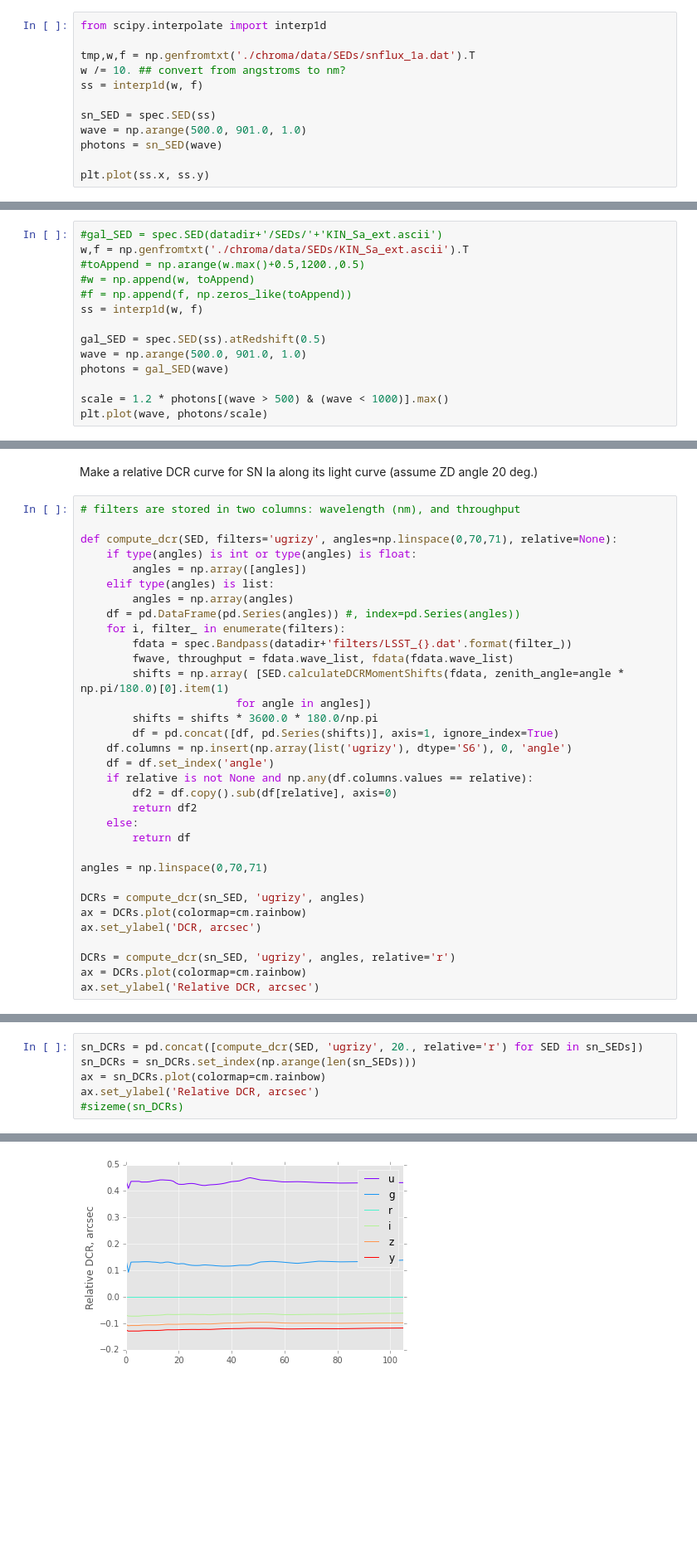
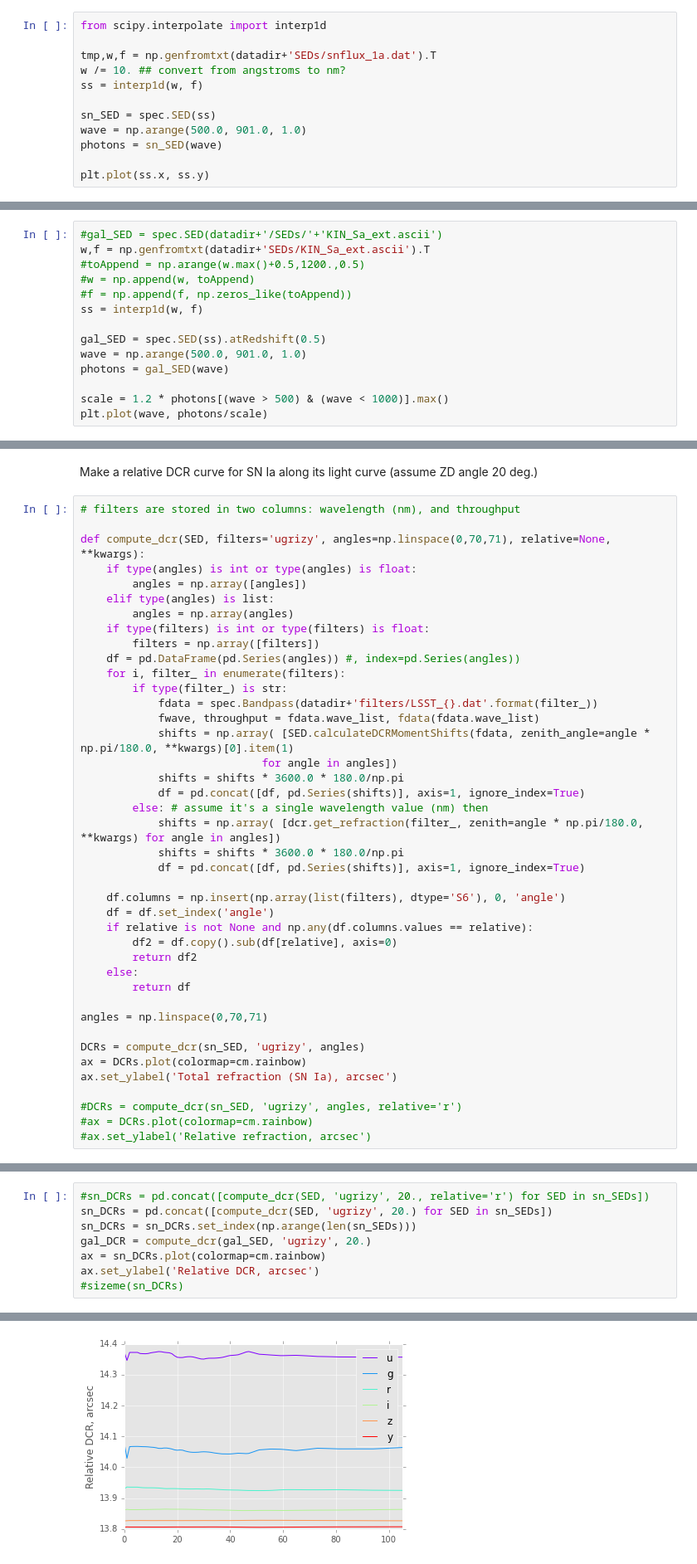
Before and after one commit to isullivan/LSST-DCR, a Jupyter notebook: code/notebooks/chroma_test3.ipynb, the cells around one changed output, grey strips where cells are left out. Shown at 83% size. Saved outputs shown, nothing was run; the diff lists cells and outputs as text; blank space fills up the shorter version.

```diff
--- a/code/notebooks/chroma_test3.ipynb
+++ b/code/notebooks/chroma_test3.ipynb
@@ -44,7 +44,7 @@ class sizeme():
 # %%
 from scipy.interpolate import interp1d
 
-tmp,w,f = np.genfromtxt('./chroma/data/SEDs/snflux_1a.dat').T
+tmp,w,f = np.genfromtxt(datadir+'SEDs/snflux_1a.dat').T
 w /= 10. ## convert from angstroms to nm?
 ss = interp1d(w, f)
 
@@ -95,7 +98,7 @@ calculateDCRMomentShifts(self, bandpass, **kwargs):
 Sa galaxy at redshift 0.5
 # %%
 #gal_SED = spec.SED(datadir+'/SEDs/'+'KIN_Sa_ext.ascii')
-w,f = np.genfromtxt('./chroma/data/SEDs/KIN_Sa_ext.ascii').T
+w,f = np.genfromtxt(datadir+'SEDs/KIN_Sa_ext.ascii').T
 #toAppend = np.arange(w.max()+0.5,1200.,0.5)
 #w = np.append(w, toAppend)
 #f = np.append(f, np.zeros_like(toAppend))
@@ -115,20 +118,28 @@ Make a relative DCR curve for SN Ia along its light curve (assume ZD angle 20 de
 # %%
 # filters are stored in two columns: wavelength (nm), and throughput
 
-def compute_dcr(SED, filters='ugrizy', angles=np.linspace(0,70,71), relative=None):
+def compute_dcr(SED, filters='ugrizy', angles=np.linspace(0,70,71), relative=None, **kwargs):
     if type(angles) is int or type(angles) is float:
         angles = np.array([angles])
     elif type(angles) is list:
         angles = np.array(angles)
+    if type(filters) is int or type(filters) is float:
+        filters = np.array([filters])
     df = pd.DataFrame(pd.Series(angles)) #, index=pd.Series(angles))
     for i, filter_ in enumerate(filters):
-        fdata = spec.Bandpass(datadir+'filters/LSST_{}.dat'.format(filter_))
-        fwave, throughput = fdata.wave_list, fdata(fdata.wave_list)
-        shifts = np.array( [SED.calculateDCRMomentShifts(fdata, zenith_angle=angle * np.pi/180.0)[0].item(1)
-                        for angle in angles])
-        shifts = shifts * 3600.0 * 180.0/np.pi
-        df = pd.concat([df, pd.Series(shifts)], axis=1, ignore_index=True)
-    df.columns = np.insert(np.array(list('ugrizy'), dtype='S6'), 0, 'angle')
+        if type(filter_) is str:
+            fdata = spec.Bandpass(datadir+'filters/LSST_{}.dat'.format(filter_))
+            fwave, throughput = fdata.wave_list, fdata(fdata.wave_list)
+            shifts = np.array( [SED.calculateDCRMomentShifts(fdata, zenith_angle=angle * np.pi/180.0, **kwargs)[0].item(1)
+                            for angle in angles])
+            shifts = shifts * 3600.0 * 180.0/np.pi
+            df = pd.concat([df, pd.Series(shifts)], axis=1, ignore_index=True)
+        else: # assume it's a single wavelength value (nm) then
+            shifts = np.array( [dcr.get_refraction(filter_, zenith=angle * np.pi/180.0, **kwargs) for angle in angles])
+            shifts = shifts * 3600.0 * 180.0/np.pi
+            df = pd.concat([df, pd.Series(shifts)], axis=1, ignore_index=True)
+
+    df.columns = np.insert(np.array(list(filters), dtype='S6'), 0, 'angle')
     df = df.set_index('angle')
     if relative is not None and np.any(df.columns.values == relative):
         df2 = df.copy().sub(df[relative], axis=0)
@@ -140,10 +151,10 @@ angles = np.linspace(0,70,71)
 
 DCRs = compute_dcr(sn_SED, 'ugrizy', angles)
 ax = DCRs.plot(colormap=cm.rainbow)
-ax.set_ylabel('DCR, arcsec')
+ax.set_ylabel('Total refraction (SN Ia), arcsec')
 
-DCRs = compute_dcr(sn_SED, 'ugrizy', angles, relative='r')
-ax = DCRs.plot(colormap=cm.rainbow)
-ax.set_ylabel('Relative DCR, arcsec')
+#DCRs = compute_dcr(sn_SED, 'ugrizy', angles, relative='r')
+#ax = DCRs.plot(colormap=cm.rainbow)
+#ax.set_ylabel('Relative refraction, arcsec')
 # %% [output]
 <matplotlib.text.Text at 0x...>
@@ -178,9 +187,11 @@ sizeme(compute_dcr(sn_SED, 'ugrizy', 20.))
 # %%
-sn_DCRs = pd.concat([compute_dcr(SED, 'ugrizy', 20., relative='r') for SED in sn_SEDs])
+#sn_DCRs = pd.concat([compute_dcr(SED, 'ugrizy', 20., relative='r') for SED in sn_SEDs])
+sn_DCRs = pd.concat([compute_dcr(SED, 'ugrizy', 20.) for SED in sn_SEDs])
 sn_DCRs = sn_DCRs.set_index(np.arange(len(sn_SEDs)))
+gal_DCR = compute_dcr(gal_SED, 'ugrizy', 20.)
 ax = sn_DCRs.plot(colormap=cm.rainbow)
 ax.set_ylabel('Relative DCR, arcsec')
 #sizeme(sn_DCRs)
 # %% [output]
 <matplotlib.text.Text at 0x...>
-[figure, old version]
+[figure, new version]
```
Also changed, not shown: parts of 12 cells of this notebook.
